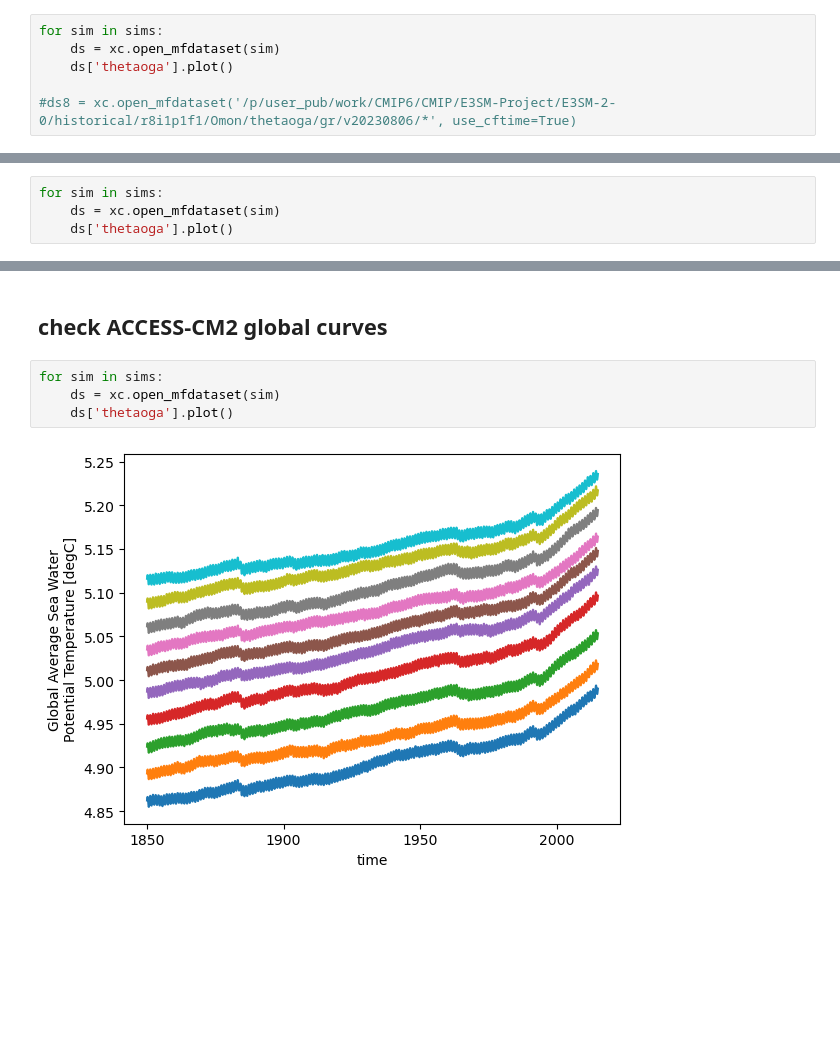
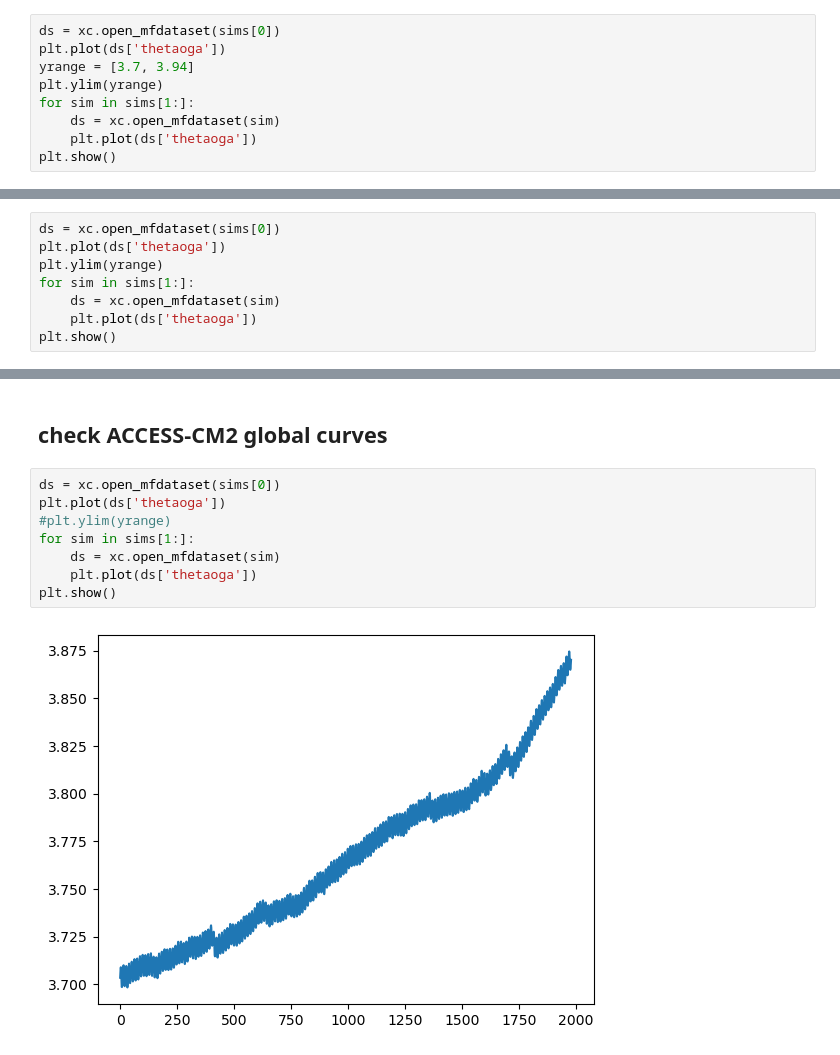
Before and after one commit to durack1/notebooks, a Jupyter notebook: jlnbs/CMIP6-OHC.ipynb, the cells around one changed output, grey strips where cells are left out. Cells and saved outputs as stored; diff of their text form; blank space fills up the shorter version.

```diff
--- a/jlnbs/CMIP6-OHC.ipynb
+++ b/jlnbs/CMIP6-OHC.ipynb
@@ -63,9 +67,12 @@ sims
 # %% [markdown]
 ## check E3SM-2-0 global curves
 # %%
-for sim in sims:
+ds = xc.open_mfdataset(sims[0])
+plt.plot(ds['thetaoga'])
+yrange = [3.7, 3.94]
+plt.ylim(yrange)
+for sim in sims[1:]:
     ds = xc.open_mfdataset(sim)
-    ds['thetaoga'].plot()
-
-#ds8 = xc.open_mfdataset('/p/user_pub/work/CMIP6/CMIP/E3SM-Project/E3SM-2-0/historical/r8i1p1f1/Omon/thetaoga/gr/v20230806/*', use_cftime=True)
+    plt.plot(ds['thetaoga'])
+plt.show()
 # %% [output]
@@ -82,7 +89,11 @@ sims
 # %% [markdown]
 ## check GFDL-CM4 global curves
 # %%
-for sim in sims:
+ds = xc.open_mfdataset(sims[0])
+plt.plot(ds['thetaoga'])
+plt.ylim(yrange)
+for sim in sims[1:]:
     ds = xc.open_mfdataset(sim)
-    ds['thetaoga'].plot()
+    plt.plot(ds['thetaoga'])
+plt.show()
 # %% [output]
@@ -109,8 +118,12 @@ sims
 # %% [markdown]
 ## check ACCESS-CM2 global curves
 # %%
-for sim in sims:
+ds = xc.open_mfdataset(sims[0])
+plt.plot(ds['thetaoga'])
+#plt.ylim(yrange)
+for sim in sims[1:]:
     ds = xc.open_mfdataset(sim)
-    ds['thetaoga'].plot()
+    plt.plot(ds['thetaoga'])
+plt.show()
 # %% [output]
-[figure, old version]
+[figure, new version]
```
Also changed, not shown: parts of 7 cells of this notebook.
